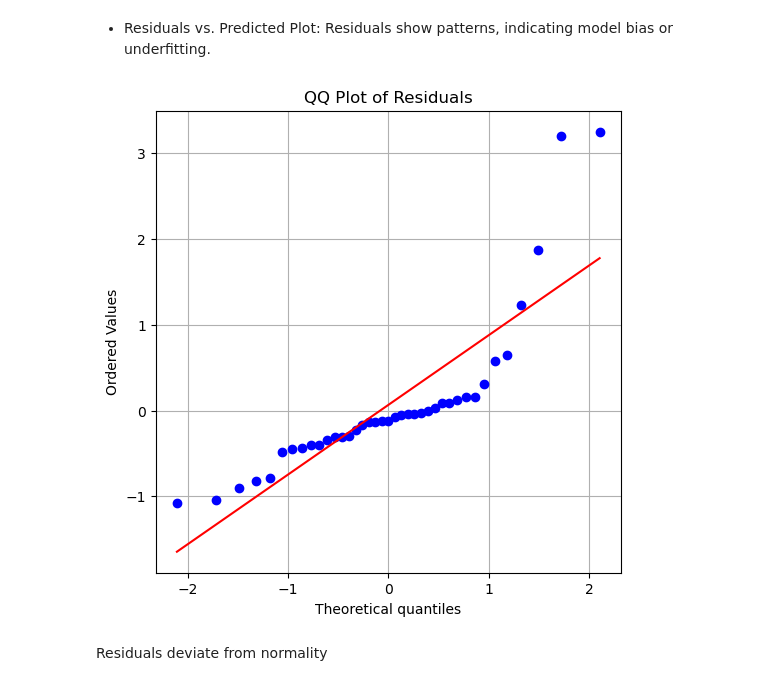
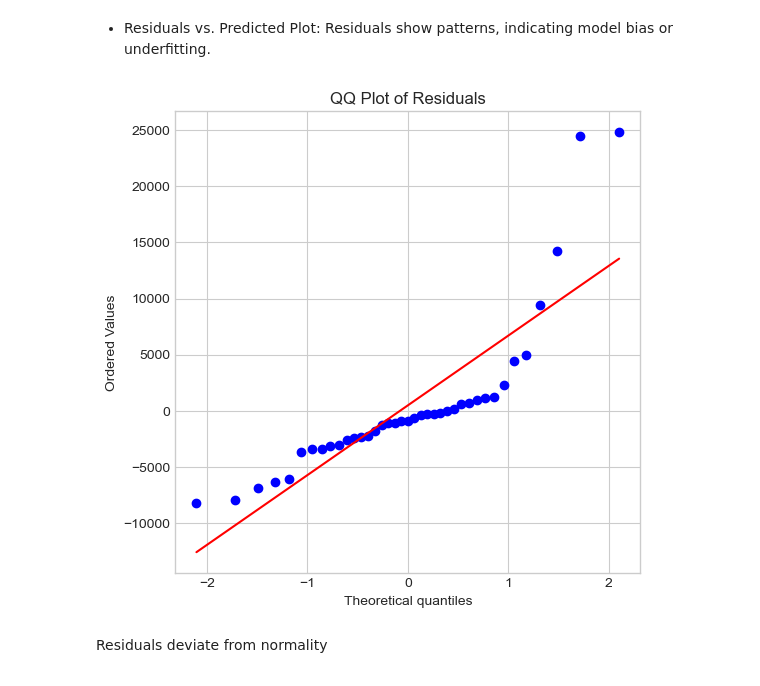
Before and after one commit to abid-sara/Automobile, a Jupyter notebook: notebooks/automobile.ipynb, the cells around one changed output. Saved outputs shown, nothing was run; the diff lists cells and outputs as text; code cells hidden in the pictures.

```diff
--- a/notebooks/automobile.ipynb
+++ b/notebooks/automobile.ipynb
@@ -1241,0 +1240,2 @@ plot_actual_predicted(y_test, y_pred)
+# %%
+y_pred_not_scaled = scaler_y.inverse_transform(y_pred.reshape(-1, 1)).flatten()
@@ -1254,10 +1258,10 @@ plot_residuals_vs_predicted(y_test, y_pred)
 # %% [markdown]
 - Residuals vs. Predicted Plot: Residuals show patterns, indicating model bias or underfitting.
 # %%
-residuals = y_test - y_pred
+residuals = y_test_original_scale - y_pred_not_scaled
 plot_qq(residuals)
 # %% [output]
-[figure, old version]
+[figure, new version]
 # %% [markdown]
 Residuals deviate from normality
 # %% [markdown]
```
Also changed, not shown: parts of 19 cells of this notebook.
